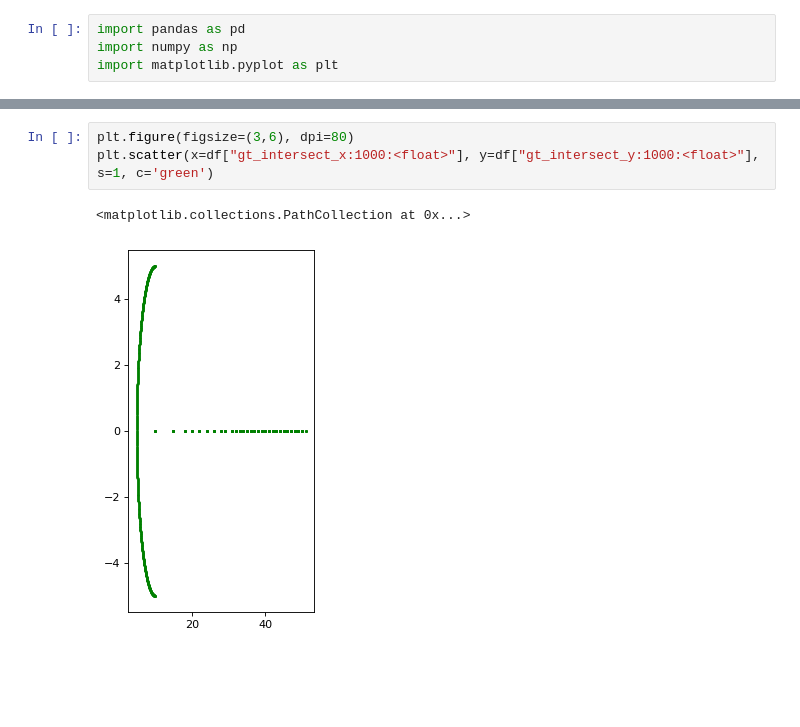
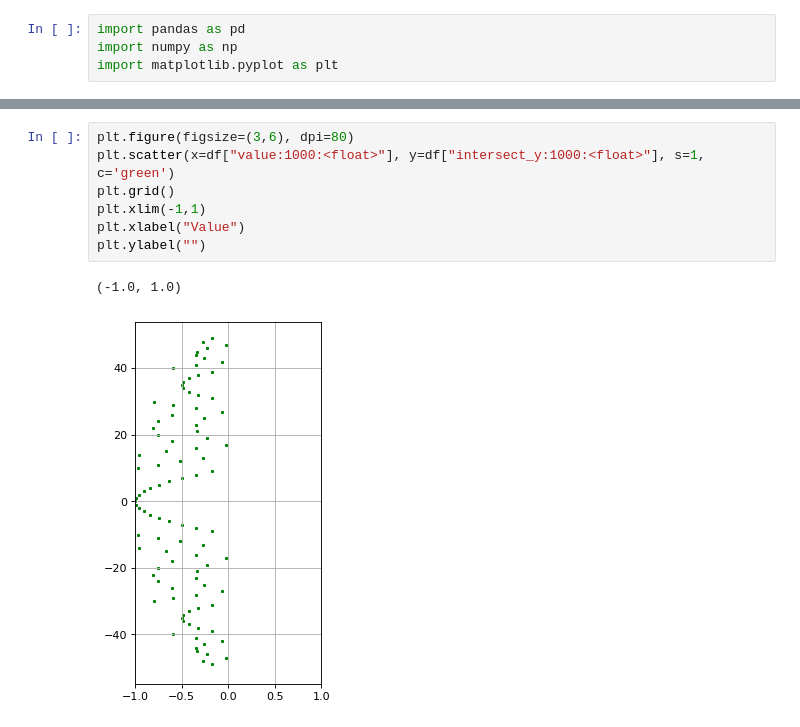
Before and after one commit to hitimr/Master-Thesis, a Jupyter notebook: src/experiments/precision/analysis.ipynb, the cells around one changed output, grey strips where cells are left out. Drawn from its saved outputs; the diff is of its cells as text; blank space fills up the shorter version.

```diff
--- a/src/experiments/precision/analysis.ipynb
+++ b/src/experiments/precision/analysis.ipynb
@@ -22,7 +32,11 @@ df
 # %%
 plt.figure(figsize=(3,6), dpi=80)
-plt.scatter(x=df["gt_intersect_x:1000:<float>"], y=df["gt_intersect_y:1000:<float>"], s=1, c='green')
+plt.scatter(x=df["value:1000:<float>"], y=df["intersect_y:1000:<float>"], s=1, c='green')
+plt.grid()
+plt.xlim(-1,1)
+plt.xlabel("Value")
+plt.ylabel("")
 # %% [output]
-<matplotlib.collections.PathCollection at 0x...>
+(-1.0, 1.0)
-[figure, old version]
+[figure, new version]
 # %%
```
Also changed, not shown: parts of 4 cells of this notebook, 28 other files.
